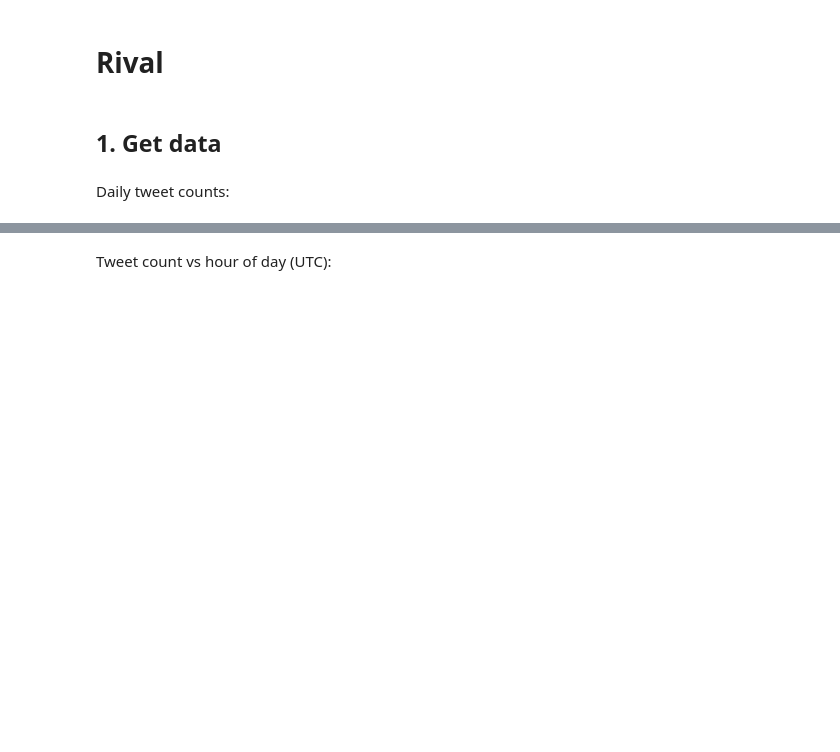
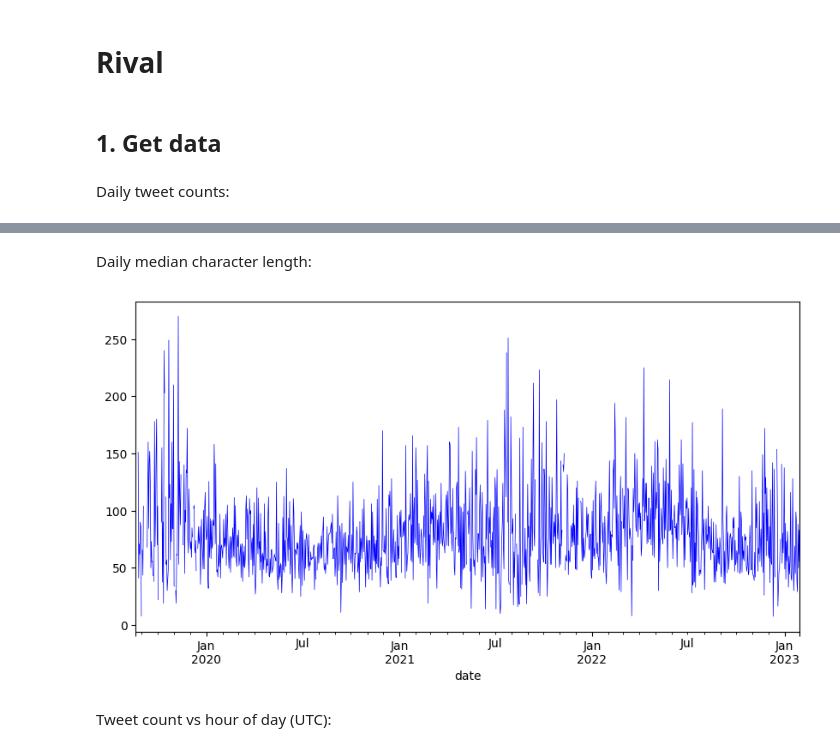
Before and after one commit to barancimen/rival-analysis, a Jupyter notebook: main.ipynb, the cells around one changed output, grey strips where cells are left out. Saved outputs shown, nothing was run; the diff lists cells and outputs as text; code cells hidden in the pictures; blank space fills up the shorter version.

```diff
--- a/main.ipynb
+++ b/main.ipynb
@@ -20,3 +20,9 @@ tweets.data.groupby('date').count().resample('D').sum().plot(c = 'k', lw = .5);
+# %% [markdown]
+Daily median character length:
+# %%
+tweets.data.set_index('date').dropna().text.apply(lambda y: min(len(y), 280)).resample('D').median().plot(c = 'b', lw = .5, figsize=(10,5));
+# %% [output]
+[figure, added]
 # %% [markdown]
 Tweet count vs hour of day (UTC):
 # %%
```
Also changed, not shown: parts of 2 cells of this notebook, 2 other files.
